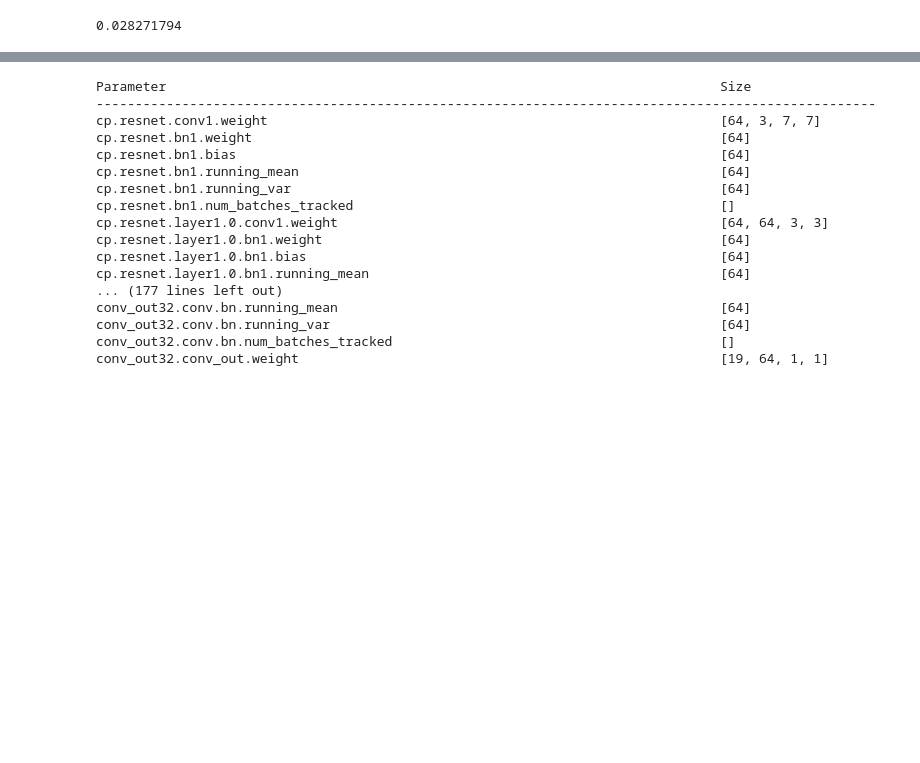
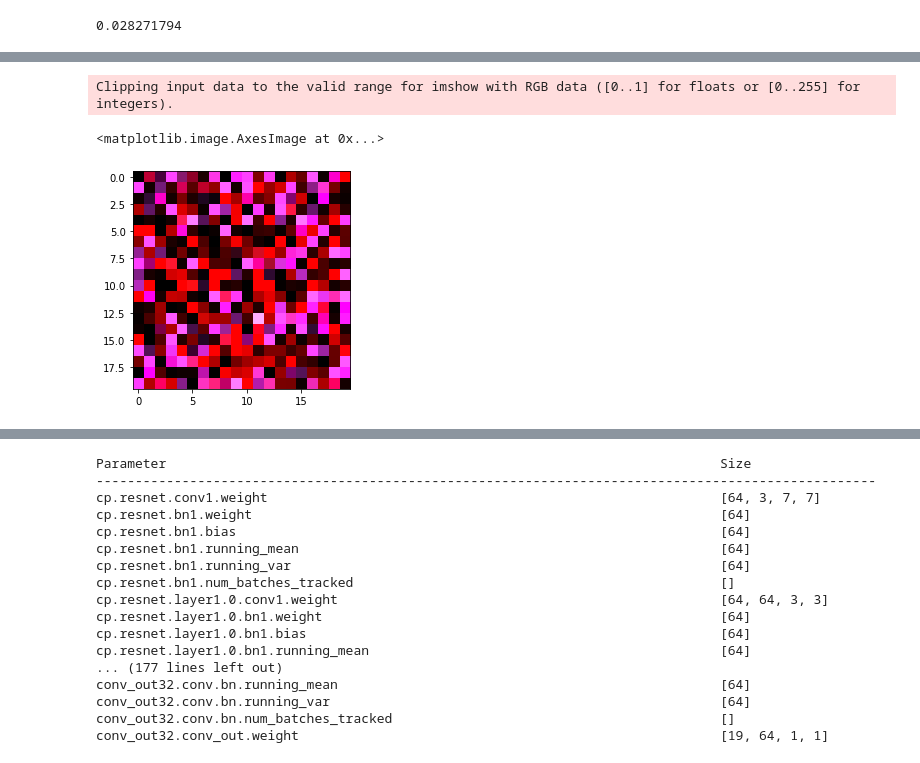
Before and after one commit to xiankgx/face-parsing.PyTorch, a Jupyter notebook: Convert model PyTorch to TensorFlow.ipynb, the cells around one changed output, grey strips where cells are left out. Cells and saved outputs as stored; diff of their text form; code cells hidden in the pictures; blank space fills up the shorter version.

```diff
--- a/Convert model PyTorch to TensorFlow.ipynb
+++ b/Convert model PyTorch to TensorFlow.ipynb
@@ -889,0 +1026,7 @@ class BiSeNetOutput(keras.layers.Layer):
+# %%
+bisenetoutput = THBiseNetOutput(3, 3, 3)
+# %%
+bisenetoutput.eval()
+
+out = bisenetoutput(torch.from_numpy(dummy.numpy()).permute(0, 3, 1, 2))
+out = out.permute(0, 2, 3, 1).detach().numpy()
@@ -889,0 +1063,6 @@ class BiSeNetOutput(keras.layers.Layer):
+# %%
+plt.imshow(out[0][:20,:20,:])
+# %% [output]
+Clipping input data to the valid range for imshow with RGB data ([0..1] for floats or [0..255] for integers).
+<matplotlib.image.AxesImage at 0x...>
+[figure, added]
```
Also changed, not shown: parts of 33 cells of this notebook.
